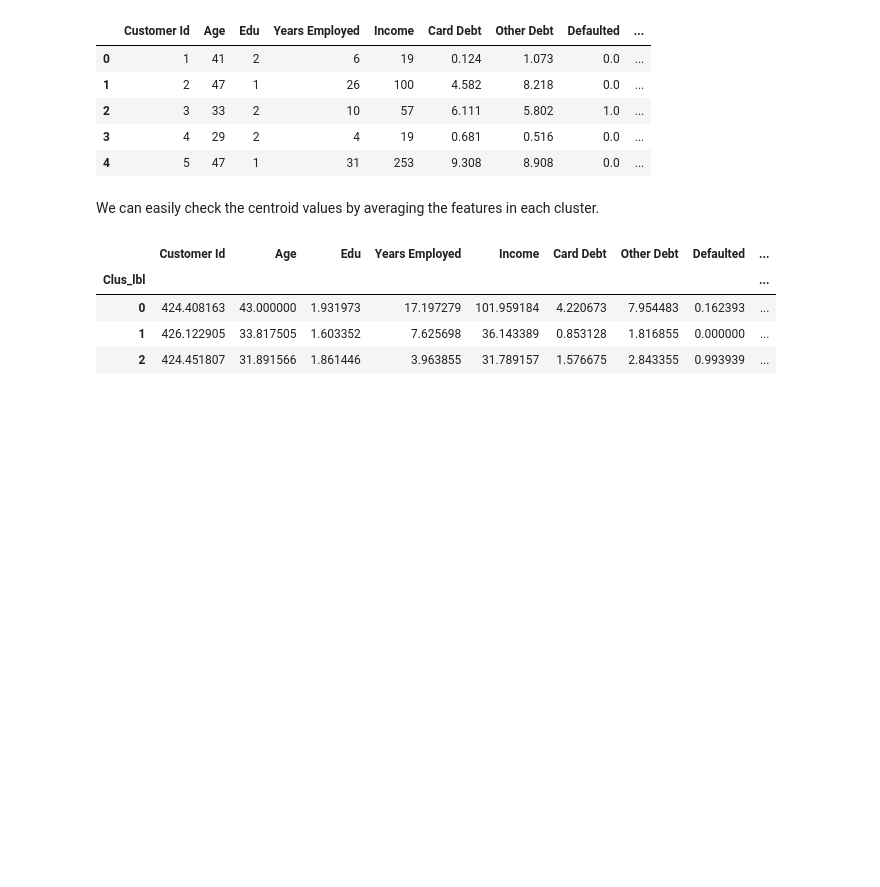
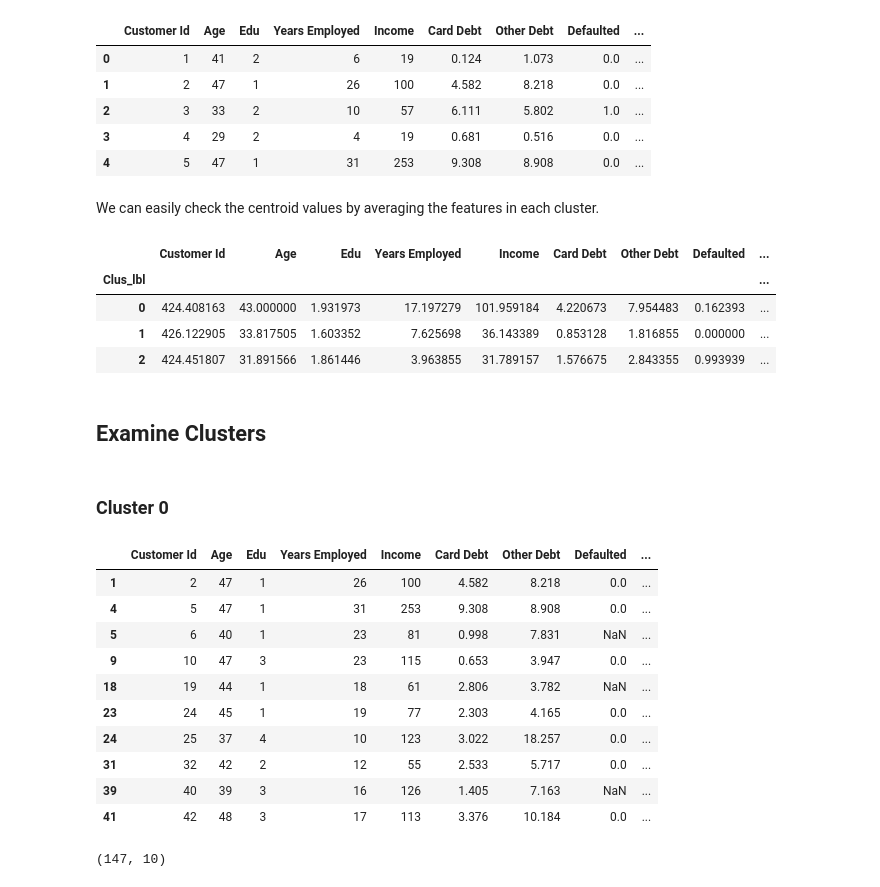
Before and after one commit to aitezazakhtar/CustomerSegmentation-using-KMeans, a Jupyter notebook: CustomerSegmentation-using-KMeans.ipynb, the cells around one changed output. Drawn from its saved outputs; the diff is of its cells as text; code cells hidden in the pictures; blank space fills up the shorter version.

Commit message:
examine clusters

```diff
--- a/CustomerSegmentation-using-KMeans.ipynb
+++ b/CustomerSegmentation-using-KMeans.ipynb
@@ -93,3 +93,26 @@ df.groupby('Clus_lbl').mean()
 | 0 | 424.408163 | 43.000000 | 1.931973 | 17.197279 | 101.959184 | 4.220673 | 7.954483 | 0.162393 | ... |
 | 1 | 426.122905 | 33.817505 | 1.603352 | 7.625698 | 36.143389 | 0.853128 | 1.816855 | 0.000000 | ... |
 | 2 | 424.451807 | 31.891566 | 1.861446 | 3.963855 | 31.789157 | 1.576675 | 2.843355 | 0.993939 | ... |
+# %% [markdown]
+## Examine Clusters
+# %% [markdown]
+### Cluster 0
+# %%
+c0 = df[df['Clus_lbl'] ==0]
+c0[0:10]
+# %% [output]
+|  | Customer Id | Age | Edu | Years Employed | Income | Card Debt | Other Debt | Defaulted | ... |
+| 1 | 2 | 47 | 1 | 26 | 100 | 4.582 | 8.218 | 0.0 | ... |
+| 4 | 5 | 47 | 1 | 31 | 253 | 9.308 | 8.908 | 0.0 | ... |
+| 5 | 6 | 40 | 1 | 23 | 81 | 0.998 | 7.831 | NaN | ... |
+| 9 | 10 | 47 | 3 | 23 | 115 | 0.653 | 3.947 | 0.0 | ... |
+| 18 | 19 | 44 | 1 | 18 | 61 | 2.806 | 3.782 | NaN | ... |
+| 23 | 24 | 45 | 1 | 19 | 77 | 2.303 | 4.165 | 0.0 | ... |
+| 24 | 25 | 37 | 4 | 10 | 123 | 3.022 | 18.257 | 0.0 | ... |
+| 31 | 32 | 42 | 2 | 12 | 55 | 2.533 | 5.717 | 0.0 | ... |
+| 39 | 40 | 39 | 3 | 16 | 126 | 1.405 | 7.163 | NaN | ... |
+| 41 | 42 | 48 | 3 | 17 | 113 | 3.376 | 10.184 | 0.0 | ... |
+# %%
+c0.shape
+# %% [output]
+(147, 10)
```
Also changed, not shown: parts of 10 cells of this notebook.
